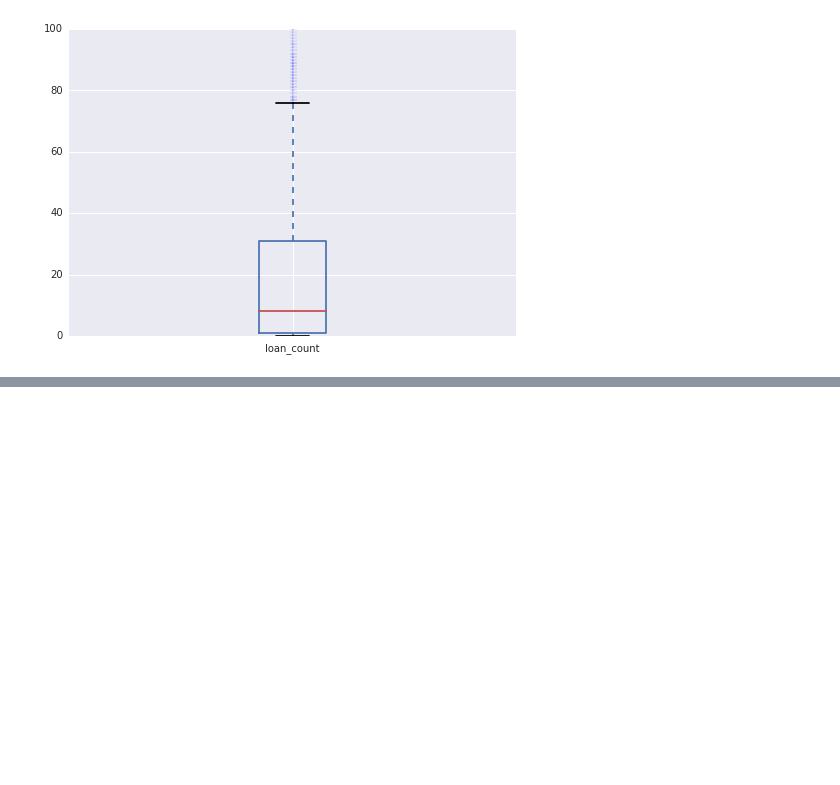
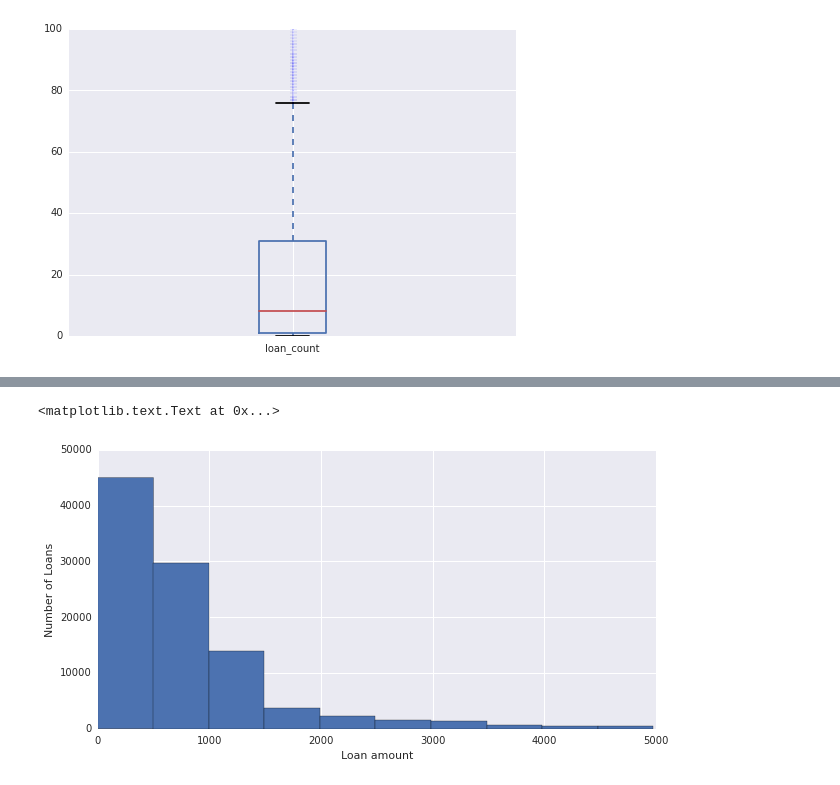
Before and after one commit to hslee16/GA_project, a Jupyter notebook: ga_project.ipynb, the cells around one changed output, grey strips where cells are left out. Saved outputs shown, nothing was run; the diff lists cells and outputs as text; code cells hidden in the pictures; blank space fills up the shorter version.

```diff
--- a/ga_project.ipynb
+++ b/ga_project.ipynb
@@ -128,0 +245,7 @@ array([None], dtype=object)
+# %%
+loans.funded_amount[loans.funded_amount < 5000].hist(figsize=(10,5))
+plt.ylabel('Number of Loans')
+plt.xlabel('Loan amount')
+# %% [output]
+<matplotlib.text.Text at 0x...>
+[figure, added]
```
Also changed, not shown: parts of 30 cells of this notebook.
